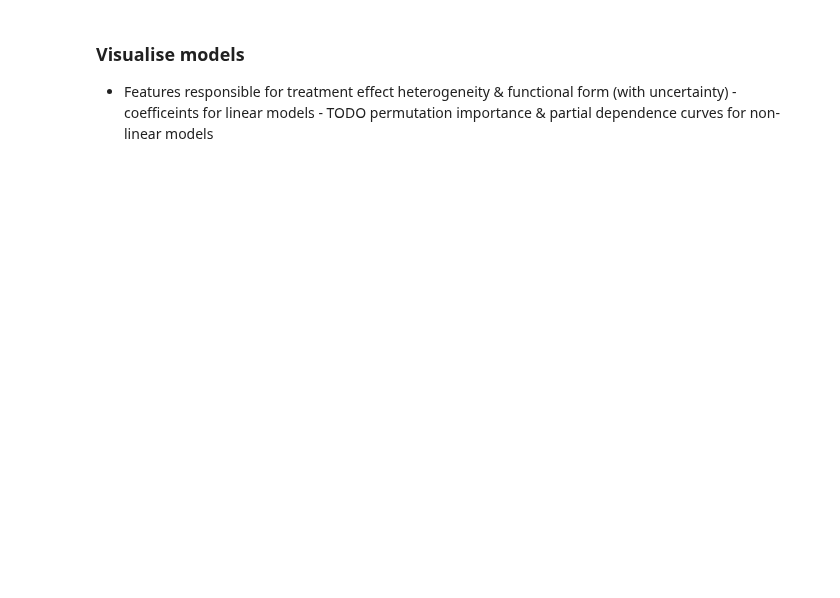
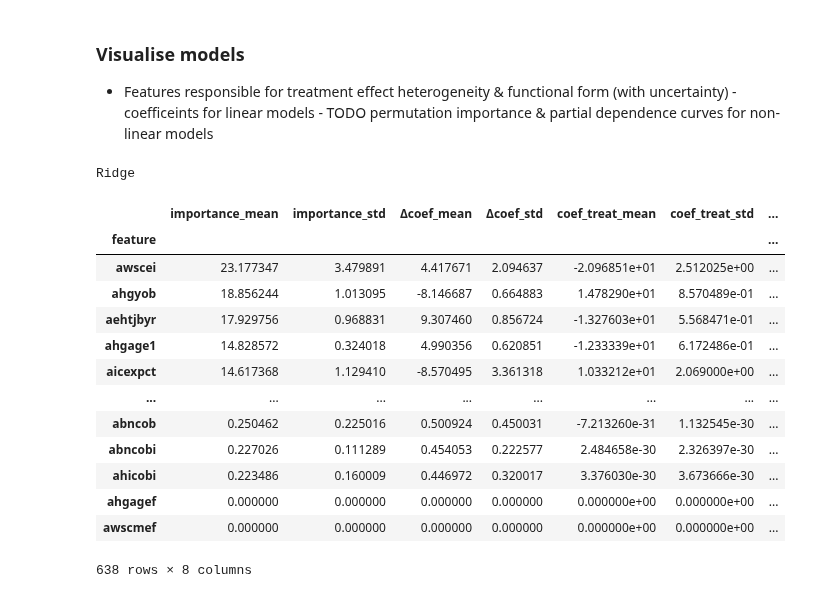
Before and after one commit to gradientinstitute/return2edu-paper, a Jupyter notebook: Direct-Regression-All-Vars.ipynb, the cells around one changed output. Cells and saved outputs as stored; diff of their text form; code cells hidden in the pictures; blank space fills up the shorter version.

```diff
--- a/Direct-Regression-All-Vars.ipynb
+++ b/Direct-Regression-All-Vars.ipynb
@@ -14,15 +14,18 @@ from sklearn.linear_model import LinearRegression, Lasso, Ridge
 from sklearn.ensemble import GradientBoostingRegressor
 from sklearn.svm import SVR
 from tqdm import tqdm_notebook as tqdm
-from reed import *
 #from cinspect import dependence, importance
 from sklearn.model_selection import cross_val_score, cross_validate
 import pickle
 import time
 
+from reed import drop_missing_treatment_or_outcome, Model
+
 # set global notebook options
 pd.options.display.max_columns = 200
 pd.options.display.max_rows = 500
+pd.options.display.max_colwidth = 100
+
 %matplotlib inline
 
 %load_ext autoreload
@@ -304,41 +233,21 @@ ax[1].set_title('treated model');
       - coefficeints for linear models
       - TODO permutation importance & partial dependence curves for non-linear models
 # %%
-def get_coef(estimator):
-    e = estimator
-    if hasattr(estimator,'best_estimator_'):
-        e = estimator.best_estimator_
-    if hasattr(e,'coef_'):
-        return e.coef_
-    return None
-
-def coef_mean_std(estimator_lst):
-    n_estimators = len(estimator_lst)
-    coef = np.zeros((len(features),n_estimators))
-    for i, e in enumerate(estimator_lst):
-        coef[:,i] = get_coef(e)
-    mu = coef.mean(axis=1)
-    std = coef.std(axis=1)
-    return mu, std
-
-def display_top_coefficients(model_name, r):
-    if get_coef(r[0]['estimator'][0]) is None:
-        return
-    with open('data/metadata.pkl','rb') as f:
-        meta = pickle.load(f)
-
-    contr, treat = r[0], r[1]
-    coef_t_mu, coef_t_std = coef_mean_std(treat['estimator'])
-    coef_c_mu, coef_c_std = coef_mean_std(contr['estimator'])
-    coefs = pd.DataFrame({
-        'feature':features,
-        'coef0':coef_c_mu,
-        'coef1':coef_t_mu
-    })
-    absv = np.vstack((coefs['coef0'].abs().values,coefs['coef1'].abs().values)).T
-    coefs['importance'] = absv.max(axis=1)
-    coefs['hetero'] = (coefs['coef1']-coefs['coef0']).abs()
-    labels = coefs['feature'].apply(meta.column_names_to_labels.get)
-    coefs.insert(0,'variable',labels)
-    print(f'Feature Coefficients for: {model_name}')
-    display(coefs.sort_values('importance',ascending=False).head(20))
+from direct_regression import display_feature_importance
+display_feature_importance(models0, models1, results, features);
+# %% [output]
+Ridge
+|  | importance_mean | importance_std | Δcoef_mean | Δcoef_std | coef_treat_mean | coef_treat_std | ... |
+| feature |  |  |  |  |  |  | ... |
+| awscei | 23.177347 | 3.479891 | 4.417671 | 2.094637 | -2.096851e+01 | 2.512025e+00 | ... |
+| ahgyob | 18.856244 | 1.013095 | -8.146687 | 0.664883 | 1.478290e+01 | 8.570489e-01 | ... |
+| aehtjbyr | 17.929756 | 0.968831 | 9.307460 | 0.856724 | -1.327603e+01 | 5.568471e-01 | ... |
+| ahgage1 | 14.828572 | 0.324018 | 4.990356 | 0.620851 | -1.233339e+01 | 6.172486e-01 | ... |
+| aicexpct | 14.617368 | 1.129410 | -8.570495 | 3.361318 | 1.033212e+01 | 2.069000e+00 | ... |
+| ... | ... | ... | ... | ... | ... | ... | ... |
+| abncob | 0.250462 | 0.225016 | 0.500924 | 0.450031 | -7.213260e-31 | 1.132545e-30 | ... |
+| abncobi | 0.227026 | 0.111289 | 0.454053 | 0.222577 | 2.484658e-30 | 2.326397e-30 | ... |
+| ahicobi | 0.223486 | 0.160009 | 0.446972 | 0.320017 | 3.376030e-30 | 3.673666e-30 | ... |
+| ahgagef | 0.000000 | 0.000000 | 0.000000 | 0.000000 | 0.000000e+00 | 0.000000e+00 | ... |
+| awscmef | 0.000000 | 0.000000 | 0.000000 | 0.000000 | 0.000000e+00 | 0.000000e+00 | ... |
+638 rows × 8 columns
```
Also changed, not shown: parts of 32 cells of this notebook, 53 other files.
